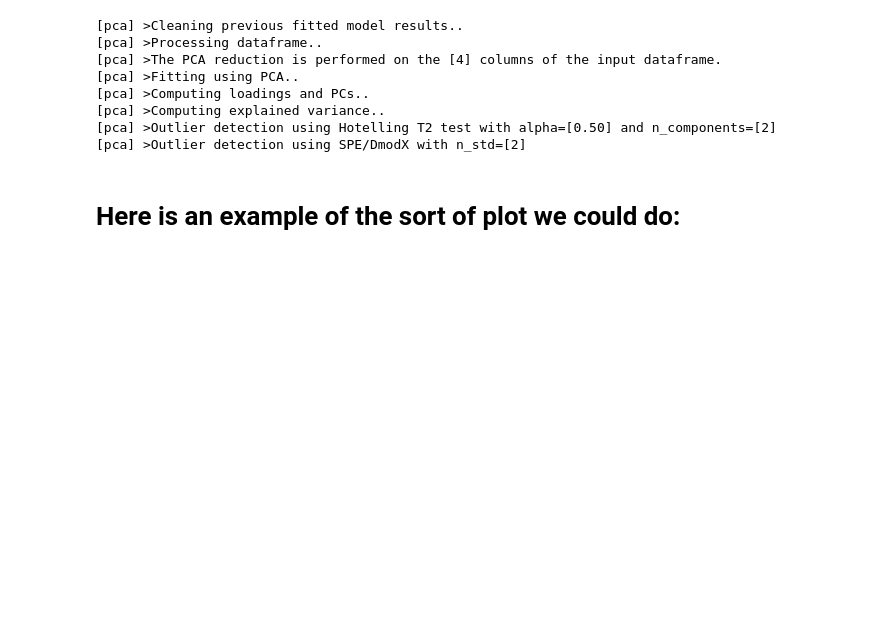
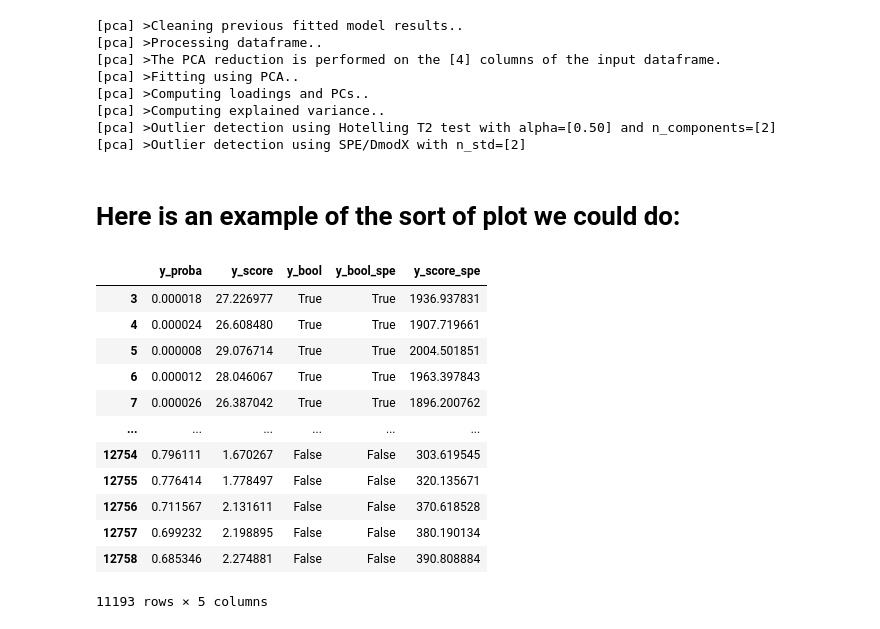
Before and after one commit to sw580844/ngif_romar, a Jupyter notebook: notebooks/2021-11-07 pca-t2.ipynb, the cells around one changed output. Saved outputs shown, nothing was run; the diff lists cells and outputs as text; code cells hidden in the pictures; blank space fills up the shorter version.

```diff
--- a/notebooks/2021-11-07 pca-t2.ipynb
+++ b/notebooks/2021-11-07 pca-t2.ipynb
@@ -107,6 +95,22 @@ out2 = model.fit_transform(vals2[columns])
 [pca] >Outlier detection using SPE/DmodX with n_std=[2]
 # %% [markdown]
 # Here is an example of the sort of plot we could do:
+# %%
+out2['outliers']
+# %% [output]
+|  | y_proba | y_score | y_bool | y_bool_spe | y_score_spe |
+| 3 | 0.000018 | 27.226977 | True | True | 1936.937831 |
+| 4 | 0.000024 | 26.608480 | True | True | 1907.719661 |
+| 5 | 0.000008 | 29.076714 | True | True | 2004.501851 |
+| 6 | 0.000012 | 28.046067 | True | True | 1963.397843 |
+| 7 | 0.000026 | 26.387042 | True | True | 1896.200762 |
+| ... | ... | ... | ... | ... | ... |
+| 12754 | 0.796111 | 1.670267 | False | False | 303.619545 |
+| 12755 | 0.776414 | 1.778497 | False | False | 320.135671 |
+| 12756 | 0.711567 | 2.131611 | False | False | 370.618528 |
+| 12757 | 0.699232 | 2.198895 | False | False | 380.190134 |
+| 12758 | 0.685346 | 2.274881 | False | False | 390.808884 |
+11193 rows × 5 columns
 # %%
 plt.plot(vals2['t(min)'],out2['outliers']['y_score'].values)
 plt.title('Hotelling t2 ')
```
Also changed, not shown: parts of 8 cells of this notebook, 2 other files.
